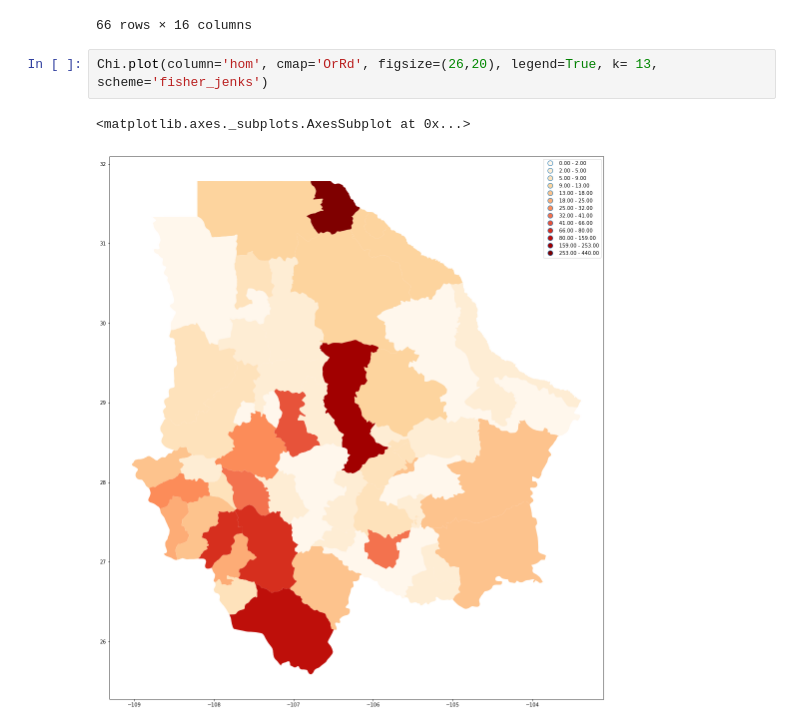
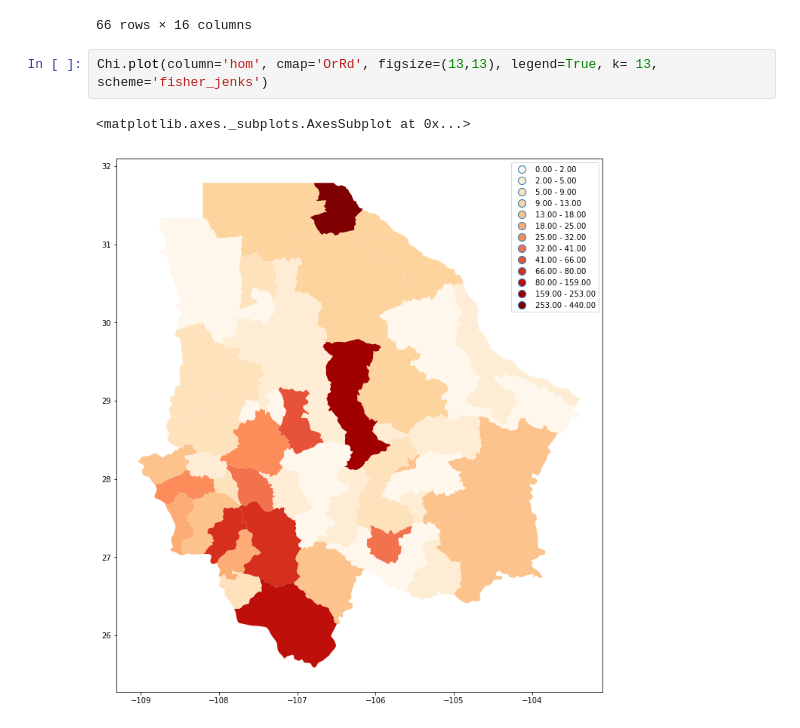
Before and after one commit to aleespa/Demografia, a Jupyter notebook: MapChi.ipynb, the cells around one changed output. Cells and saved outputs as stored; diff of their text form.

```diff
--- a/MapChi.ipynb
+++ b/MapChi.ipynb
@@ -105,7 +105,7 @@ See the caveats in the documentation: http://pandas.pydata.org/pandas-docs/stabl
 | 199 | 145 | MEX | Mexico | 6 | Chihuahua | 200 | Valle de Zaragoza | MX.CH.VA | 0 |  | Municipio | ... |
 66 rows × 16 columns
 # %%
-Chi.plot(column='hom', cmap='OrRd', figsize=(26,20), legend=True, k= 13, scheme='fisher_jenks')
+Chi.plot(column='hom', cmap='OrRd', figsize=(13,13), legend=True, k= 13, scheme='fisher_jenks')
 # %% [output]
 <matplotlib.axes._subplots.AxesSubplot at 0x...>
-[figure, old version]
+[figure, new version]
```
Also changed, not shown: 10 other files.
